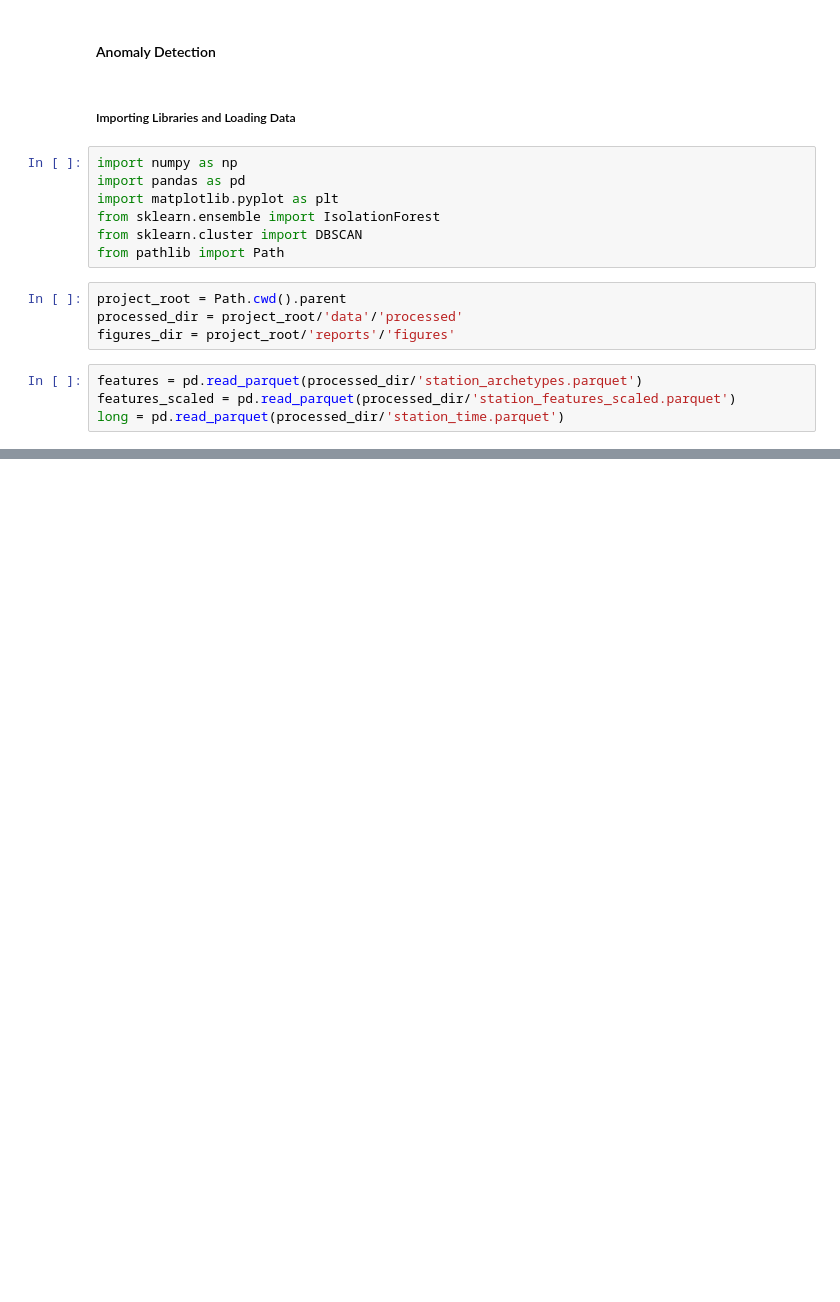
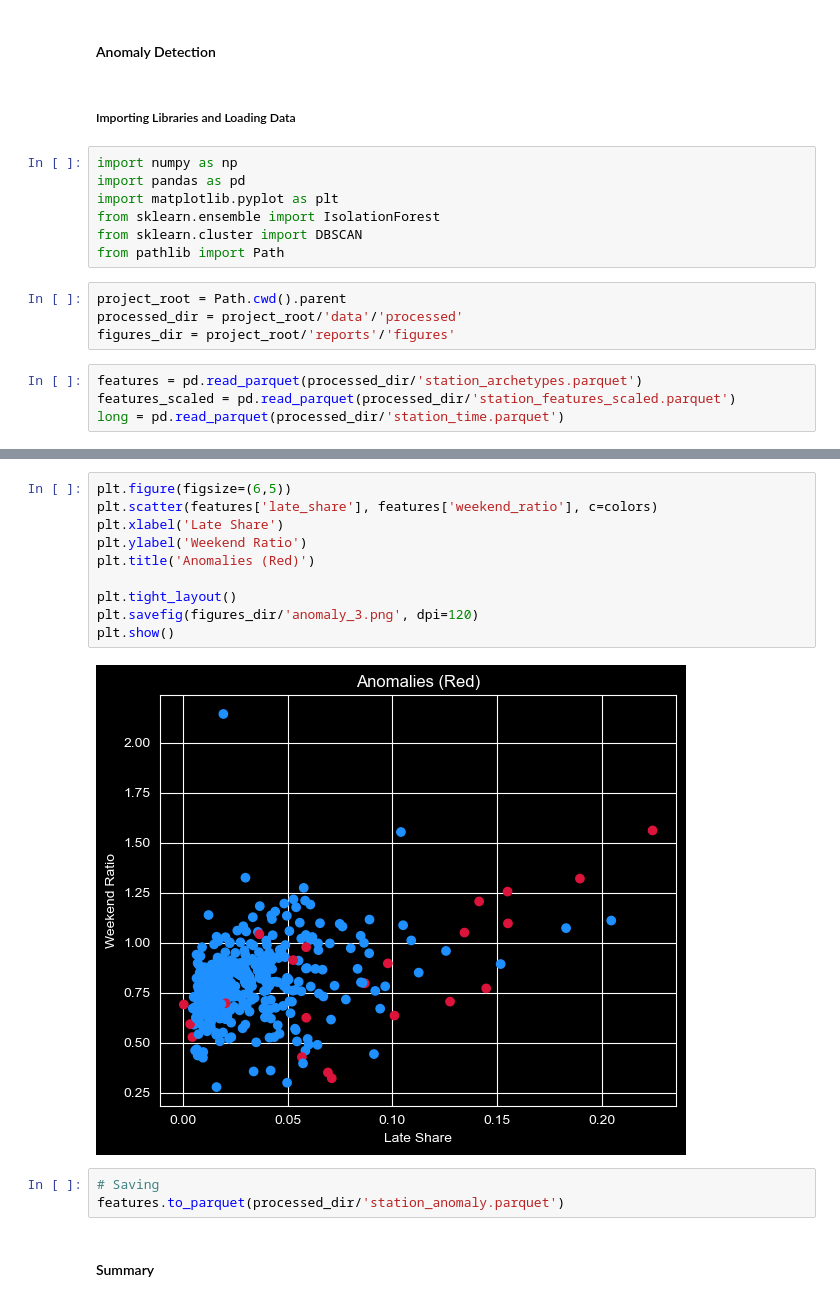
Before and after one commit to samaddmirzaa/london-transit-archetypes, a Jupyter notebook: notebooks/06_anomaly_detection.ipynb, the cells around one changed output, grey strips where cells are left out. Saved outputs shown, nothing was run; the diff lists cells and outputs as text; blank space fills up the shorter version.

```diff
--- a/notebooks/06_anomaly_detection.ipynb
+++ b/notebooks/06_anomaly_detection.ipynb
@@ -19,0 +107,17 @@ long = pd.read_parquet(processed_dir/'station_time.parquet')
+# %%
+plt.figure(figsize=(6,5))
+plt.scatter(features['late_share'], features['weekend_ratio'], c=colors)
+plt.xlabel('Late Share')
+plt.ylabel('Weekend Ratio')
+plt.title('Anomalies (Red)')
+
+plt.tight_layout()
+plt.savefig(figures_dir/'anomaly_3.png', dpi=120)
+plt.show()
+# %% [output]
+[figure, added]
+# %%
+# Saving
+features.to_parquet(processed_dir/'station_anomaly.parquet')
+# %% [markdown]
+#### Summary
```
Also changed, not shown: parts of 15 cells of this notebook, 4 other files.
